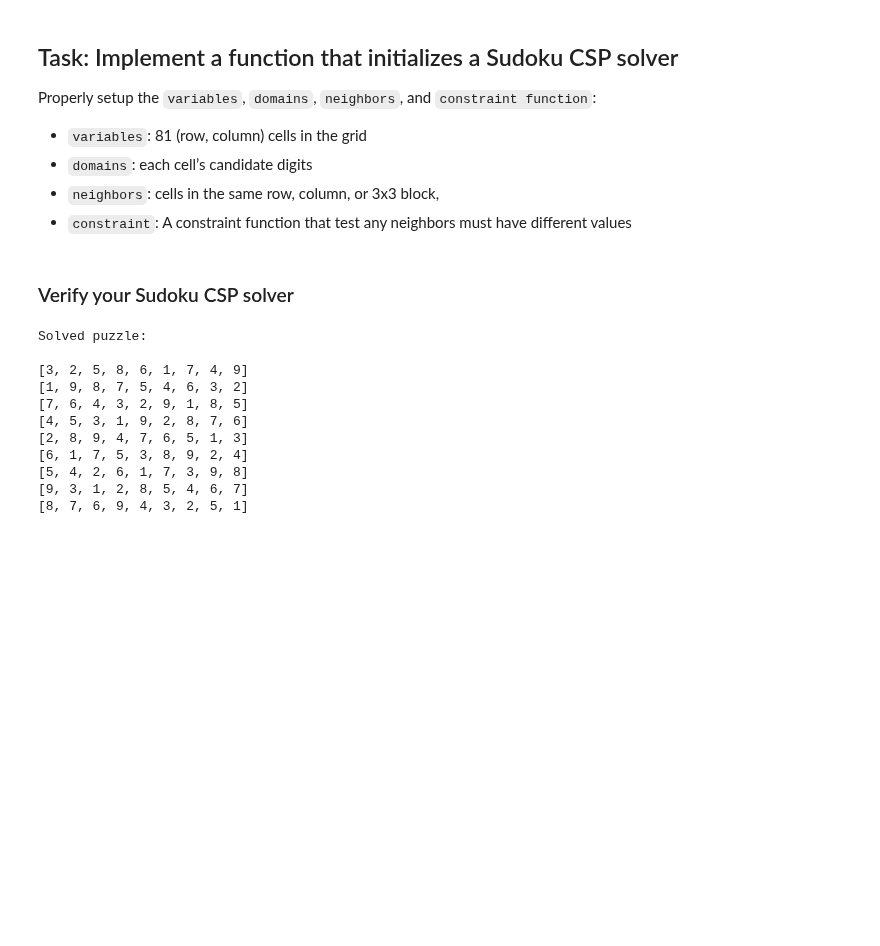
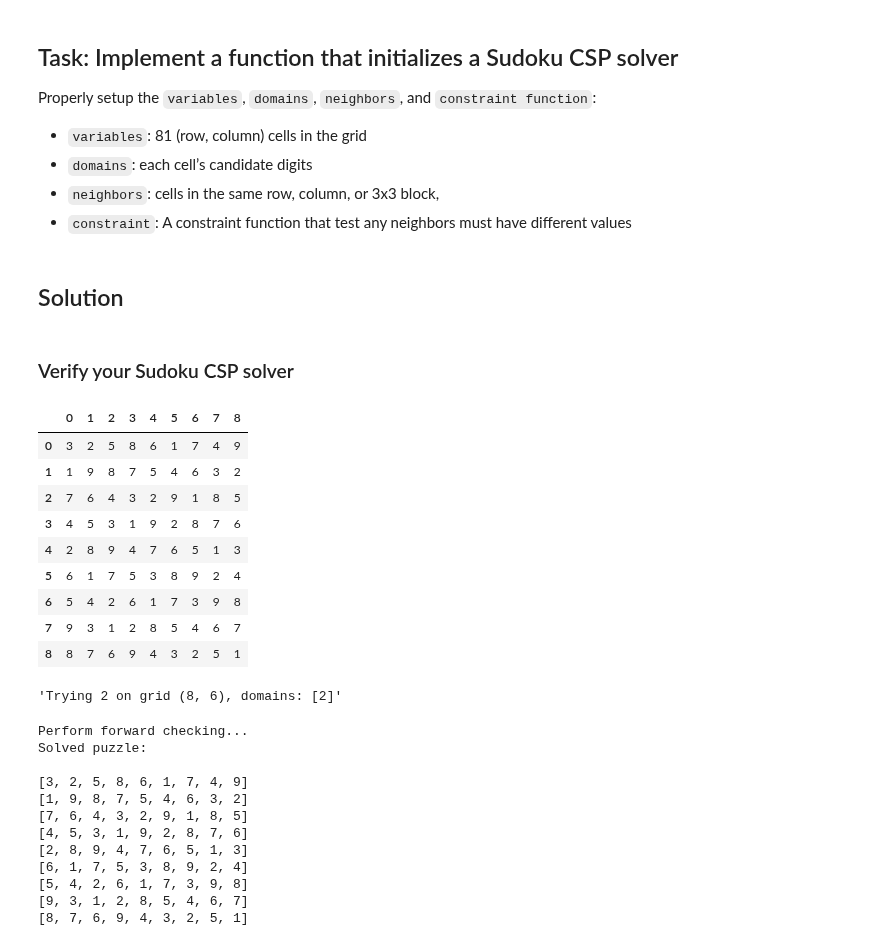
Before and after one commit to yxzhan/ki-ex-ss25, a Jupyter notebook: 05-csp.ipynb, the cells around one changed output. Drawn from its saved outputs; the diff is of its cells as text; code cells hidden in the pictures; blank space fills up the shorter version.

Commit message:
add csp solutions

```diff
--- a/05-csp.ipynb
+++ b/05-csp.ipynb
@@ -127,4 +145,20 @@ Properly setup the `variables`, `domains`, `neighbors`, and `constraint function
 - `domains`: each cell’s candidate digits
 - `neighbors`: cells in the same row, column, or 3x3 block,
 - `constraint`: A constraint function that test any neighbors must have different values
+# %%
+def sudoku_csp(grid):
+    """Create a CSP for a Sudoku puzzle from a 9x9 grid (0 represents empty)."""
+
+    variables = []
+
+    domains = {}
+
+    neighbors = {}
+
+    def constraint():
+        return False
+
+    return CSP(variables, domains, neighbors, constraint)
+# %% [markdown]
+## Solution
 # %%
@@ -144,27 +198,64 @@ def sudoku_csp(grid):
 # %% [markdown]
 ### Verify your Sudoku CSP solver
 # %%
-csp = sudoku_csp(puzzle)
+from time import sleep
+from IPython.display import clear_output, display
+import pandas as pd
+
+sudoku_viz = pd.DataFrame(puzzle)
+
+# A debug function for displaying the search process
+def slow_print(current_cell, value, message, wait=0):
+    clear_output(wait=True)
+    sudoku_viz.at[current_cell[0], current_cell[1]] = value
+    def highlight_cell(x):
+        df_style = pd.DataFrame('', index=x.index, columns=x.columns)
+        df_style.loc[current_cell[0], current_cell[1]] = 'background-color: yellow'
+        return df_style
+    display(sudoku_viz.style.apply(highlight_cell, axis=None))
+    display(message)
+    sleep(wait)
+
+# Start Backtracking search
+csp = sudoku_csp(puzzle, slow_print)
+
+# Start Backtracking search without displaying process
+# csp = sudoku_csp(puzzle)
+
+
+# csp = sudoku_csp(puzzle)
 solution = csp.backtracking_search()
 
 if solution:
     # Convert the assignment to a 2D grid and print
     solved_grid = [[solution[(r,c)] for c in range(9)] for r in range(9)]
 
     print("Solved puzzle:\n")
     for row in solved_grid:
         print(row)
 else:
     print("No solution exists for the given puzzle.")
 # %% [output]
+|  | 0 | 1 | 2 | 3 | 4 | 5 | 6 | 7 | 8 |
+| 0 | 3 | 2 | 5 | 8 | 6 | 1 | 7 | 4 | 9 |
+| 1 | 1 | 9 | 8 | 7 | 5 | 4 | 6 | 3 | 2 |
+| 2 | 7 | 6 | 4 | 3 | 2 | 9 | 1 | 8 | 5 |
+| 3 | 4 | 5 | 3 | 1 | 9 | 2 | 8 | 7 | 6 |
+| 4 | 2 | 8 | 9 | 4 | 7 | 6 | 5 | 1 | 3 |
+| 5 | 6 | 1 | 7 | 5 | 3 | 8 | 9 | 2 | 4 |
+| 6 | 5 | 4 | 2 | 6 | 1 | 7 | 3 | 9 | 8 |
+| 7 | 9 | 3 | 1 | 2 | 8 | 5 | 4 | 6 | 7 |
+| 8 | 8 | 7 | 6 | 9 | 4 | 3 | 2 | 5 | 1 |
-Solved puzzle:
-
-[3, 2, 5, 8, 6, 1, 7, 4, 9]
-[1, 9, 8, 7, 5, 4, 6, 3, 2]
-[7, 6, 4, 3, 2, 9, 1, 8, 5]
-[4, 5, 3, 1, 9, 2, 8, 7, 6]
-[2, 8, 9, 4, 7, 6, 5, 1, 3]
-[6, 1, 7, 5, 3, 8, 9, 2, 4]
-[5, 4, 2, 6, 1, 7, 3, 9, 8]
-[9, 3, 1, 2, 8, 5, 4, 6, 7]
-[8, 7, 6, 9, 4, 3, 2, 5, 1]
+'Trying 2 on grid (8, 6), domains: [2]'
+Perform forward checking...
+Solved puzzle:
+
+[3, 2, 5, 8, 6, 1, 7, 4, 9]
+[1, 9, 8, 7, 5, 4, 6, 3, 2]
+[7, 6, 4, 3, 2, 9, 1, 8, 5]
+[4, 5, 3, 1, 9, 2, 8, 7, 6]
+[2, 8, 9, 4, 7, 6, 5, 1, 3]
+[6, 1, 7, 5, 3, 8, 9, 2, 4]
+[5, 4, 2, 6, 1, 7, 3, 9, 8]
+[9, 3, 1, 2, 8, 5, 4, 6, 7]
+[8, 7, 6, 9, 4, 3, 2, 5, 1]
```
Also changed, not shown: parts of 3 cells of this notebook.
